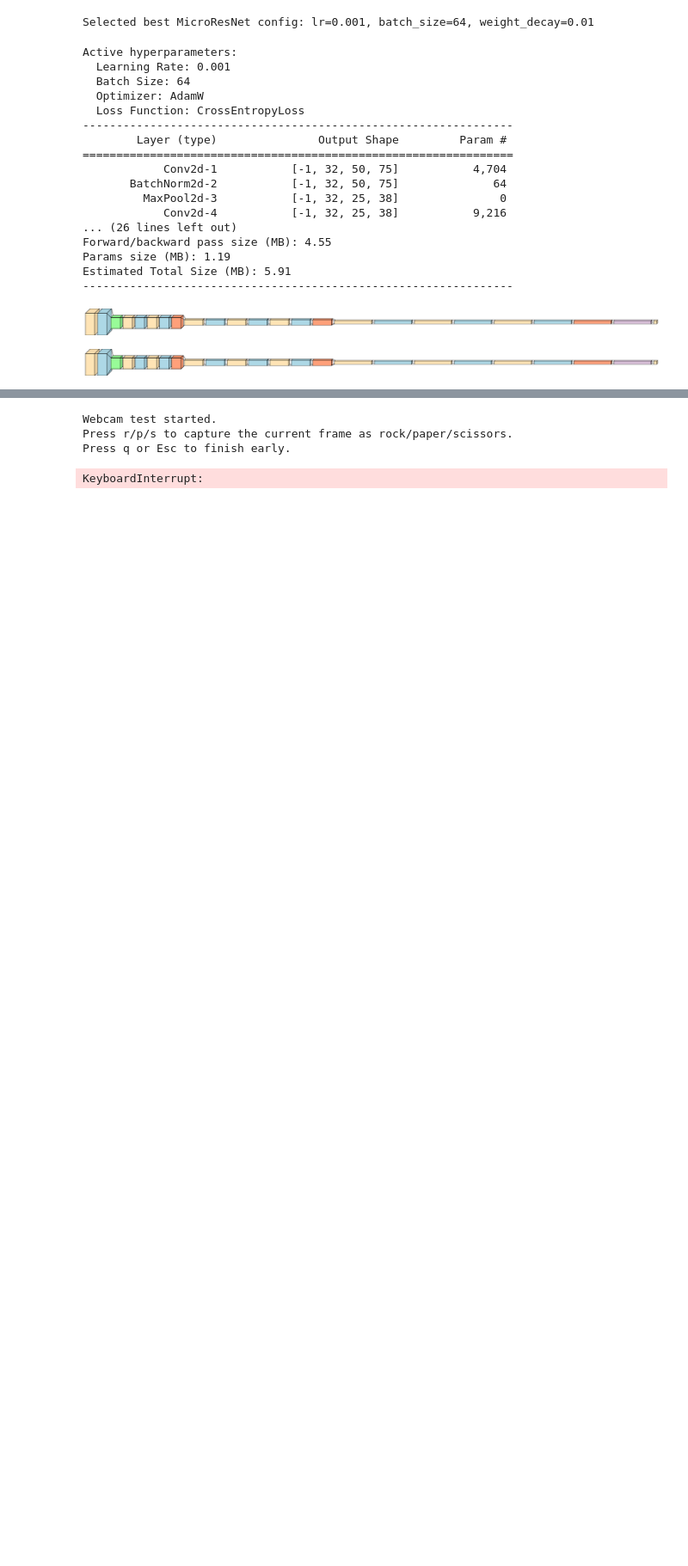
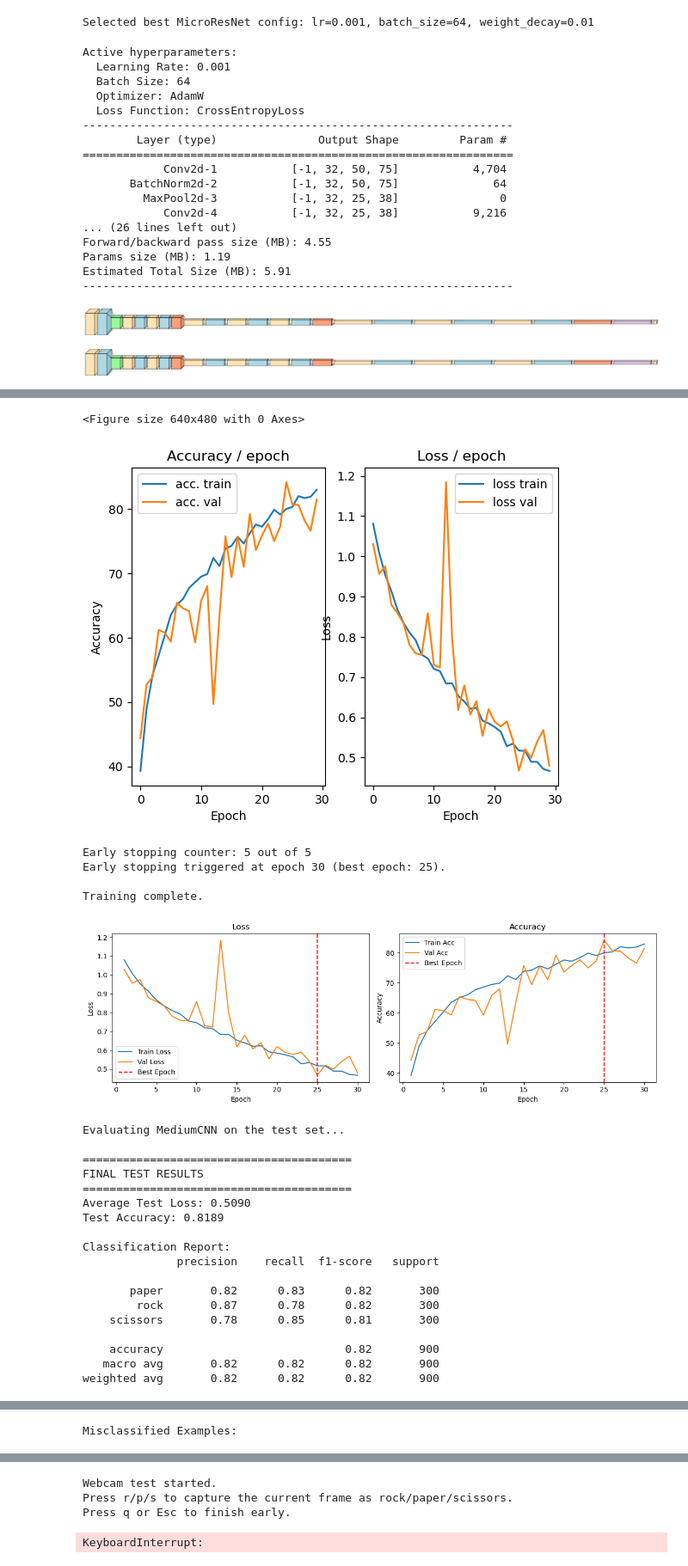
Before and after one commit to gabrieelsky/rps-cnn, a Jupyter notebook: main.ipynb, the cells around one changed output, grey strips where cells are left out. Shown at 86% size. Saved outputs shown, nothing was run; the diff lists cells and outputs as text; code cells hidden in the pictures; blank space fills up the shorter version.

```diff
--- a/main.ipynb
+++ b/main.ipynb
@@ -399,0 +510,11 @@ Error:
+# %%
+train_loader, val_loader, test_loader, _ = create_dataloaders(CUSTOM_TEST_DIR, batch_size=32)
+
+model = MediumCNN(num_classes=num_classes, input_shape=(3, IMG_HEIGHT, IMG_WIDTH), dropout_rate=0.5).to(device)
+criterion = nn.CrossEntropyLoss()
+optimizer = torch.optim.SGD(model.parameters(), lr=1e-3, weight_decay=1e-4)
+
+print_hyperparams(1e-4, 32, optimizer.__class__.__name__, criterion.__class__.__name__)
+input_size = (3, IMG_HEIGHT, IMG_WIDTH)
+print_model_summary(model, input_size=input_size, device=device)
+visualize_model_architecture(model, input_size=input_size)
@@ -399,0 +541,58 @@ Error:
+# %%
+print("\nStarting MediumCNN training with fixed defaults...")
+
+model, history = train_model(
+    model=model,
+    train_loader=train_loader,
+    val_loader=val_loader,
+    criterion=criterion,
+    optimizer=optimizer,
+    device=device,
+    num_epochs=50,
+    patience=5,
+    min_delta=1e-4
+)
+
+plot_learning_curves(history)
+
+print("\nEvaluating MediumCNN on the test set...")
+test_loss, test_acc, all_preds, all_labels = evaluate_model(
+    model=model,
+    test_loader=test_loader,
+    criterion=criterion,
+    device=device,
+    class_mapping=class_mapping,
+ )
+
+class_names = [name for name, idx in sorted(class_mapping.items(), key=lambda item: item[1])]
+show_misclassified_grid(test_loader.dataset, all_labels, all_preds, class_names, grid=(2, 4))
+
+save_path = os.path.join(MODELS_DIR, "medium_cnn.pth")
+torch.save(model.state_dict(), save_path)
+print(f"\nMediumCNN weights successfully saved to {save_path}")
+# %% [output]
+<Figure size 640x480 with 0 Axes>
+[figure, added]
+Early stopping counter: 5 out of 5
+Early stopping triggered at epoch 30 (best epoch: 25).
+
+Training complete.
+[figure, added]
+Evaluating MediumCNN on the test set...
+
+========================================
+FINAL TEST RESULTS
+========================================
+Average Test Loss: 0.5090
+Test Accuracy: 0.8189
+
+Classification Report:
+              precision    recall  f1-score   support
+
+       paper       0.82      0.83      0.82       300
+        rock       0.87      0.78      0.82       300
+    scissors       0.78      0.85      0.81       300
+
+    accuracy                           0.82       900
+   macro avg       0.82      0.82      0.82       900
+weighted avg       0.82      0.82      0.82       900
@@ -399,0 +600 @@ Error:
+Misclassified Examples:
```
Also changed, not shown: parts of 10 cells of this notebook.
